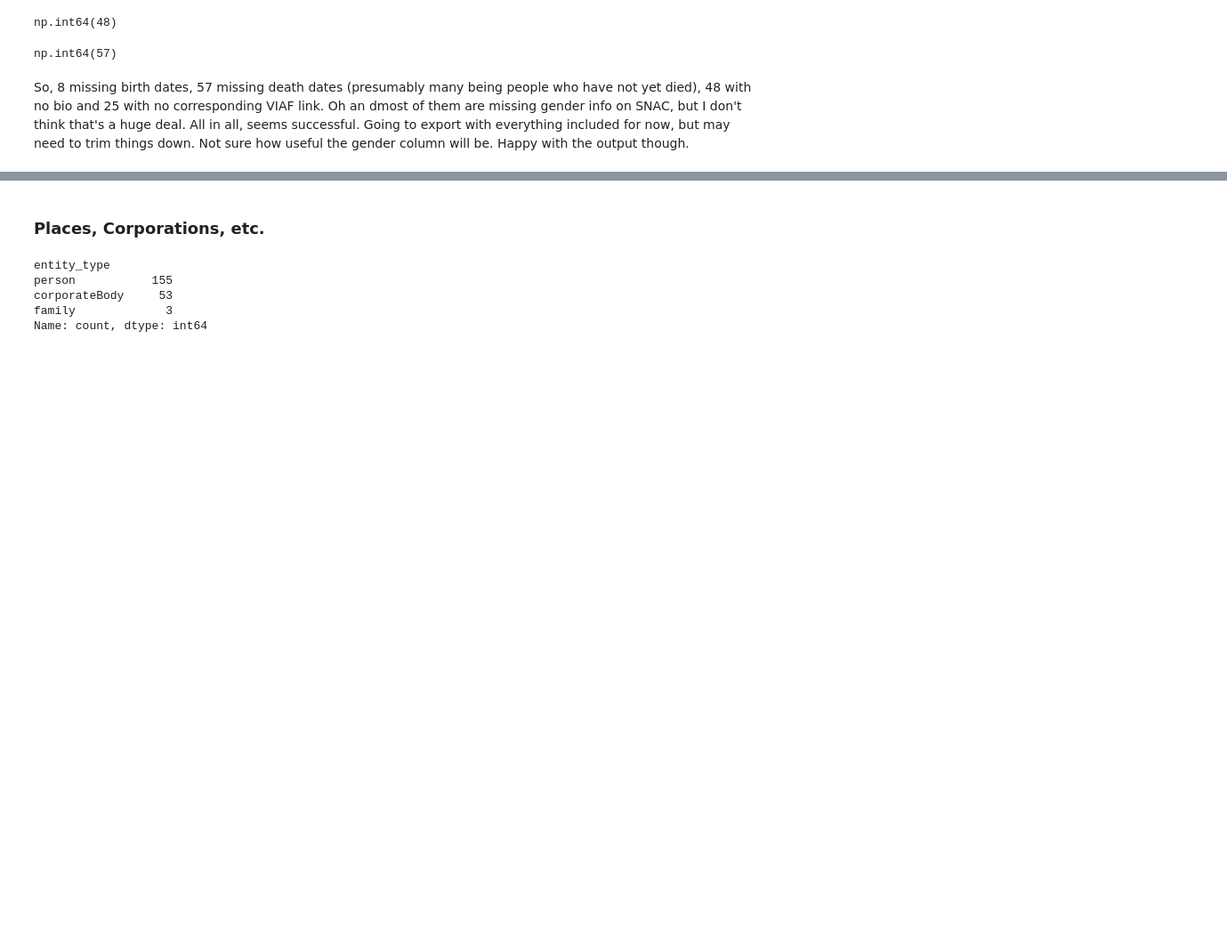
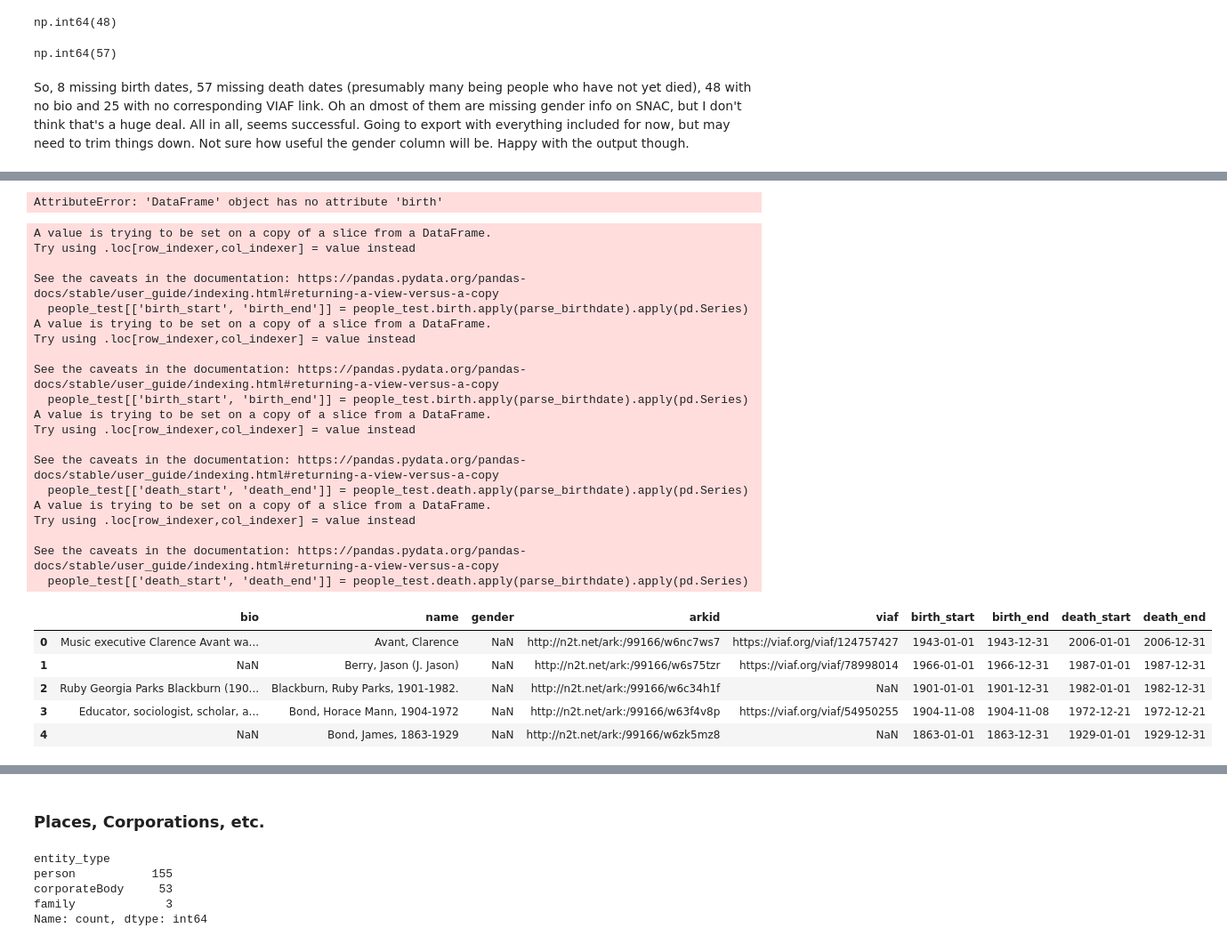
Before and after one commit to charlie-perez-35/JBPP, a Jupyter notebook: SNAC_remastered.ipynb, the cells around one changed output, grey strips where cells are left out. Shown: that part at 89% size. Saved outputs shown, nothing was run; the diff lists cells and outputs as text; code cells hidden in the pictures; blank space fills up the shorter version.

```diff
--- a/SNAC_remastered.ipynb
+++ b/SNAC_remastered.ipynb
@@ -278,0 +299,4 @@ people_data.to_csv('SNAC_people.csv')
+# %%
+pd.to_datetime(people_test.birth, yearfirst=True, format = 'mixed')
+# %% [output]
+AttributeError: 'DataFrame' object has no attribute 'birth'
@@ -278,0 +322,33 @@ people_data.to_csv('SNAC_people.csv')
+# %%
+people_test = people.head(5)
+people_test[['birth_start', 'birth_end']] = people_test.birth.apply(parse_birthdate).apply(pd.Series)
+people_test[['death_start', 'death_end']] = people_test.death.apply(parse_birthdate).apply(pd.Series)
+people_test = people_test.drop(['birth', 'death'], axis = 1)
+people_test
+# %% [output]
+A value is trying to be set on a copy of a slice from a DataFrame.
+Try using .loc[row_indexer,col_indexer] = value instead
+
+See the caveats in the documentation: https://pandas.pydata.org/pandas-docs/stable/user_guide/indexing.html#returning-a-view-versus-a-copy
+  people_test[['birth_start', 'birth_end']] = people_test.birth.apply(parse_birthdate).apply(pd.Series)
+A value is trying to be set on a copy of a slice from a DataFrame.
+Try using .loc[row_indexer,col_indexer] = value instead
+
+See the caveats in the documentation: https://pandas.pydata.org/pandas-docs/stable/user_guide/indexing.html#returning-a-view-versus-a-copy
+  people_test[['birth_start', 'birth_end']] = people_test.birth.apply(parse_birthdate).apply(pd.Series)
+A value is trying to be set on a copy of a slice from a DataFrame.
+Try using .loc[row_indexer,col_indexer] = value instead
+
+See the caveats in the documentation: https://pandas.pydata.org/pandas-docs/stable/user_guide/indexing.html#returning-a-view-versus-a-copy
+  people_test[['death_start', 'death_end']] = people_test.death.apply(parse_birthdate).apply(pd.Series)
+A value is trying to be set on a copy of a slice from a DataFrame.
+Try using .loc[row_indexer,col_indexer] = value instead
+
+See the caveats in the documentation: https://pandas.pydata.org/pandas-docs/stable/user_guide/indexing.html#returning-a-view-versus-a-copy
+  people_test[['death_start', 'death_end']] = people_test.death.apply(parse_birthdate).apply(pd.Series)
+|  | bio | name | gender | arkid | viaf | birth_start | birth_end | death_start | death_end |
+| 0 | Music executive Clarence Avant wa... | Avant, Clarence | NaN | http://n2t.net/ark:/99166/w6nc7ws7 | https://viaf.org/viaf/124757427 | 1943-01-01 | 1943-12-31 | 2006-01-01 | 2006-12-31 |
+| 1 | NaN | Berry, Jason (J. Jason) | NaN | http://n2t.net/ark:/99166/w6s75tzr | https://viaf.org/viaf/78998014 | 1966-01-01 | 1966-12-31 | 1987-01-01 | 1987-12-31 |
+| 2 | Ruby Georgia Parks Blackburn (190... | Blackburn, Ruby Parks, 1901-1982. | NaN | http://n2t.net/ark:/99166/w6c34h1f | NaN | 1901-01-01 | 1901-12-31 | 1982-01-01 | 1982-12-31 |
+| 3 | Educator, sociologist, scholar, a... | Bond, Horace Mann, 1904-1972 | NaN | http://n2t.net/ark:/99166/w63f4v8p | https://viaf.org/viaf/54950255 | 1904-11-08 | 1904-11-08 | 1972-12-21 | 1972-12-21 |
+| 4 | NaN | Bond, James, 1863-1929 | NaN | http://n2t.net/ark:/99166/w6zk5mz8 | NaN | 1863-01-01 | 1863-12-31 | 1929-01-01 | 1929-12-31 |
```
Also changed, not shown: parts of 15 cells of this notebook, 6 other files.
